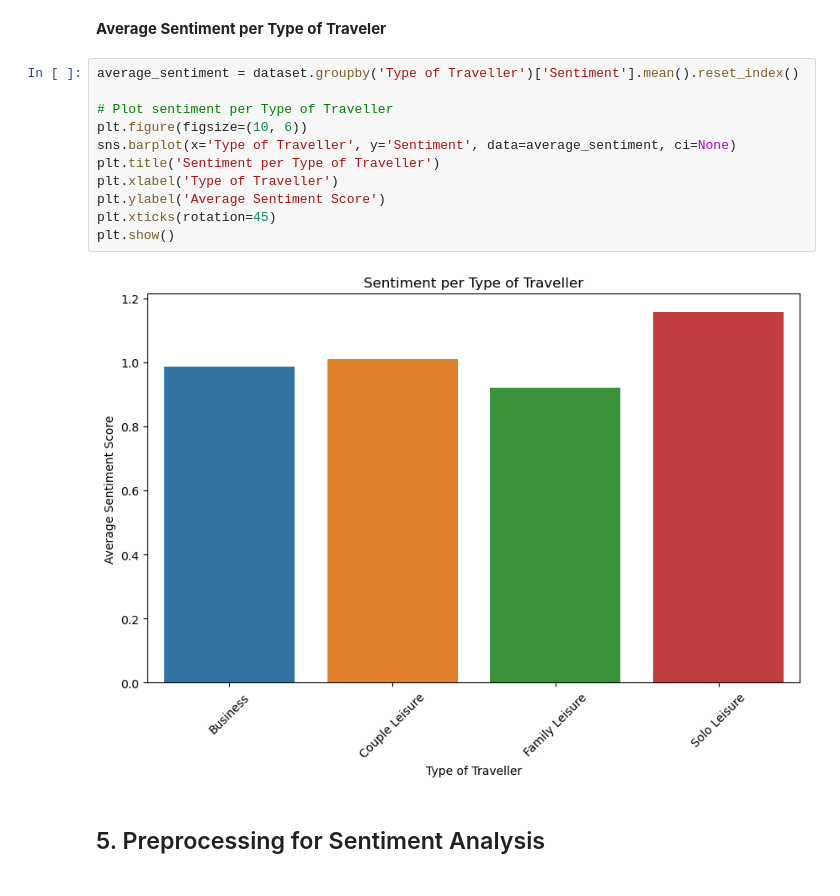
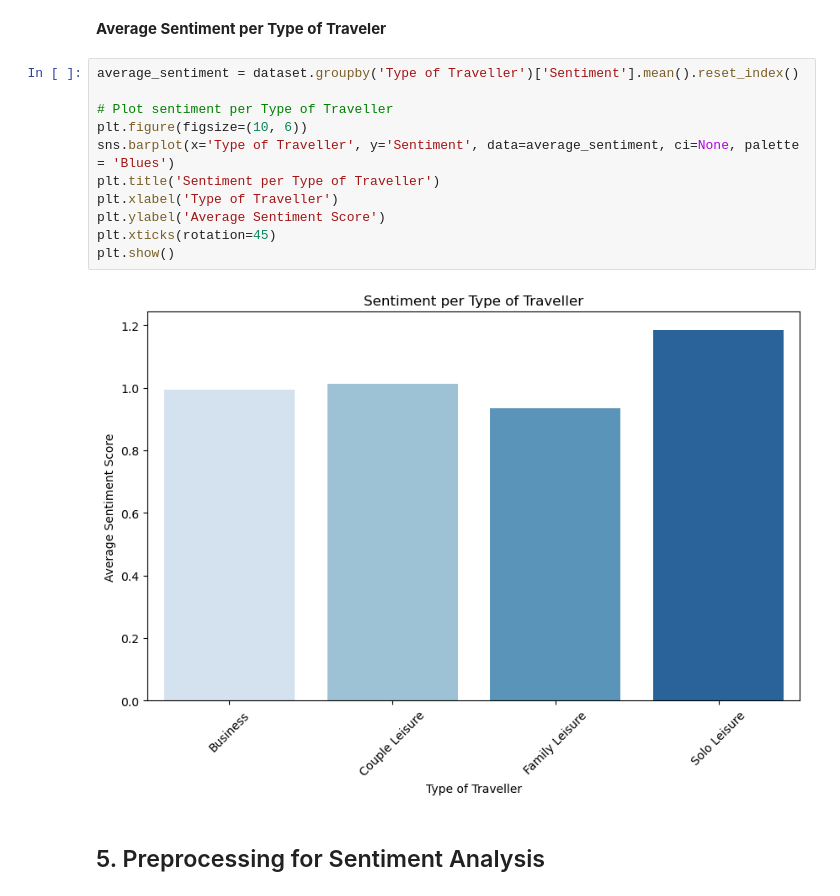
Before and after one commit to yeozs/MannheimDMProject, a Jupyter notebook: 1_EDA.ipynb, the cells around one changed output. Saved outputs shown, nothing was run; the diff lists cells and outputs as text.

```diff
--- a/1_EDA.ipynb
+++ b/1_EDA.ipynb
@@ -359,16 +362,16 @@ plt.show()
 # %%
 average_sentiment = dataset.groupby('Type of Traveller')['Sentiment'].mean().reset_index()
 
 # Plot sentiment per Type of Traveller
 plt.figure(figsize=(10, 6))
-sns.barplot(x='Type of Traveller', y='Sentiment', data=average_sentiment, ci=None)
+sns.barplot(x='Type of Traveller', y='Sentiment', data=average_sentiment, ci=None, palette = 'Blues')
 plt.title('Sentiment per Type of Traveller')
 plt.xlabel('Type of Traveller')
 plt.ylabel('Average Sentiment Score')
 plt.xticks(rotation=45)
 plt.show()
 # %% [output]
-[figure, old version]
+[figure, new version]
 # %% [markdown]
 ## 5. Preprocessing for Sentiment Analysis
 # %% [markdown]
```
Also changed, not shown: parts of 6 cells of this notebook, 2 other files.
